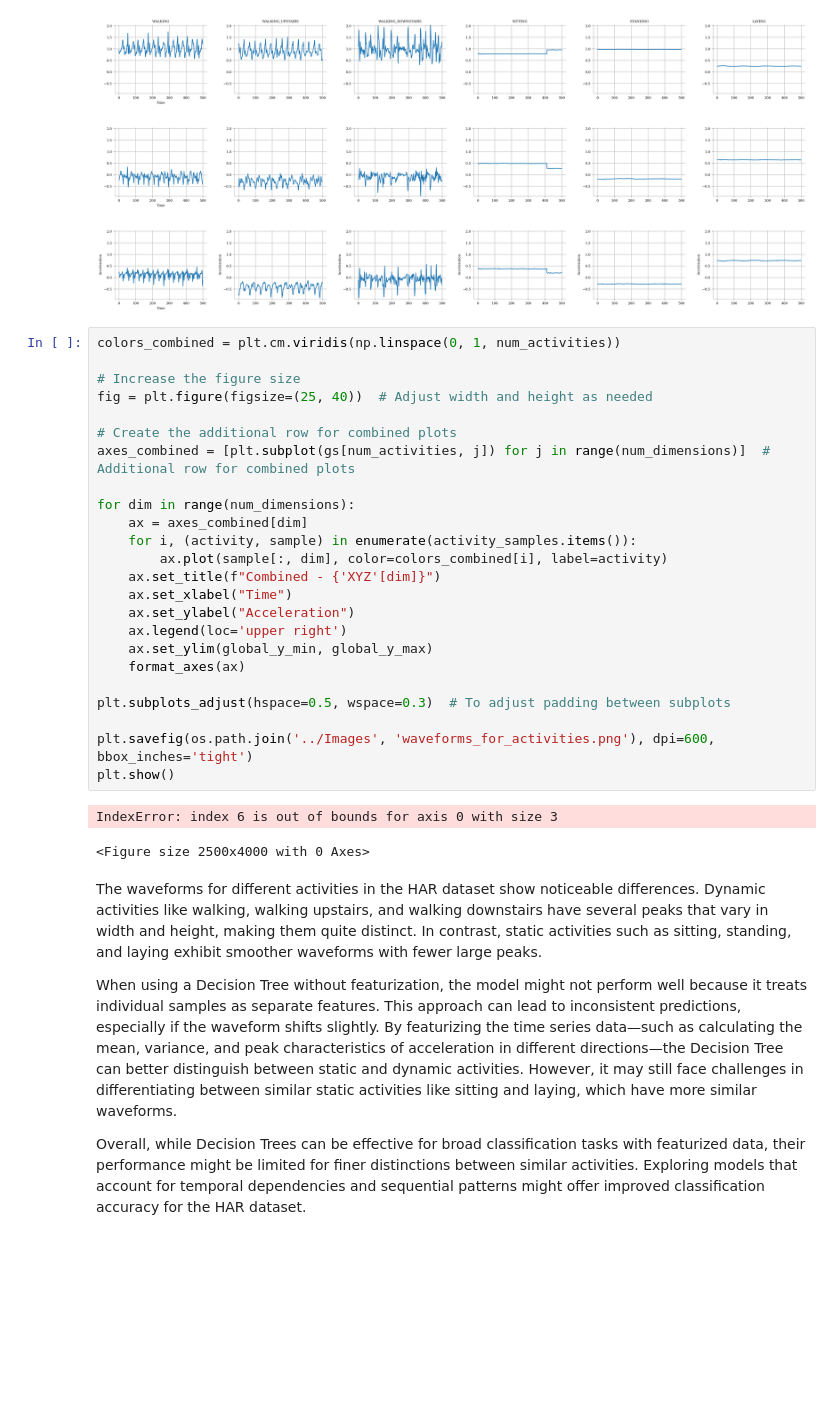
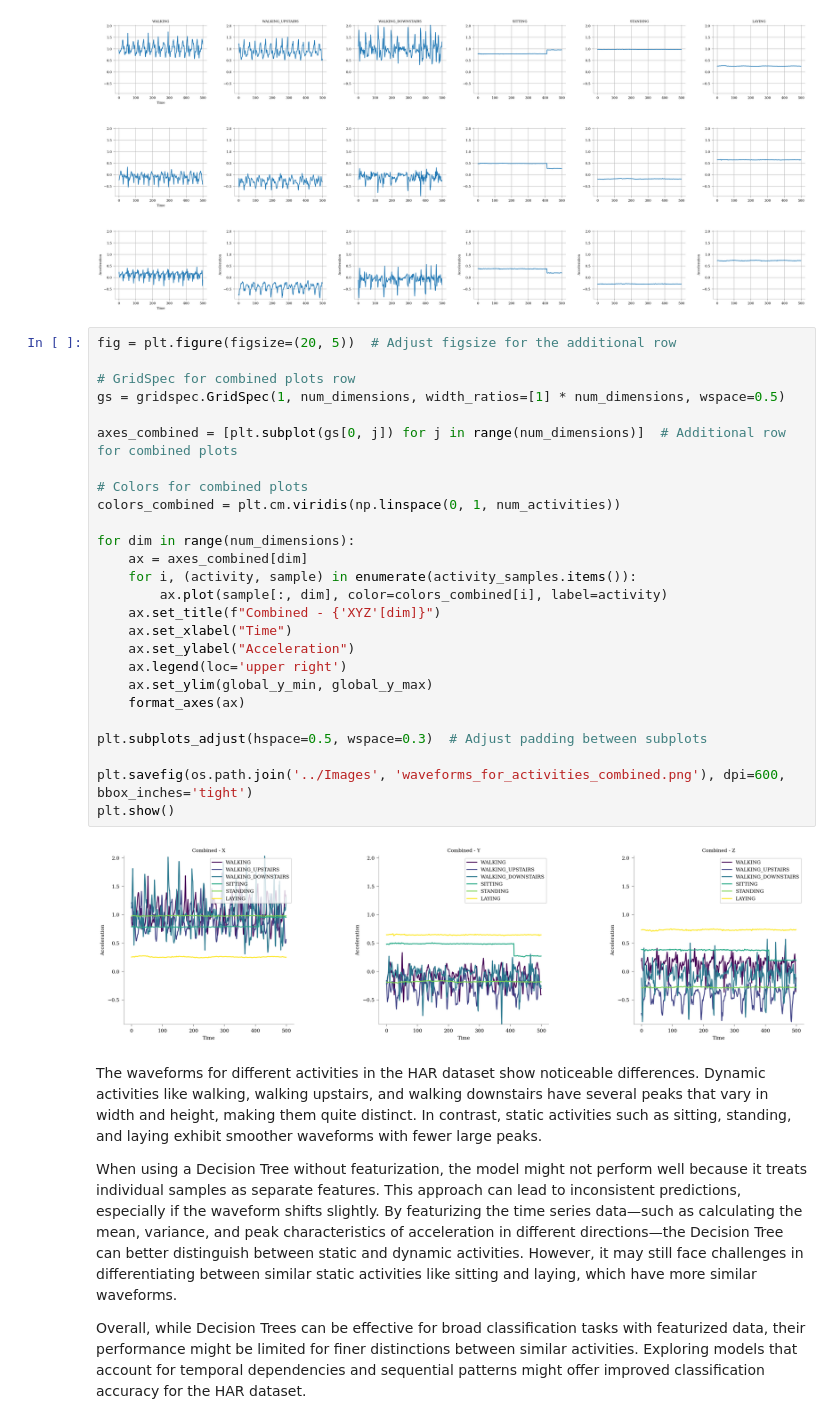
Before and after one commit to ShardulJunagade/ES-335-Assignment-1-2024-Fall, a Jupyter notebook: EDA/BasicEDA.ipynb, the cells around one changed output. Cells and saved outputs as stored; diff of their text form; blank space fills up the shorter version.

```diff
--- a/EDA/BasicEDA.ipynb
+++ b/EDA/BasicEDA.ipynb
@@ -222,32 +222,33 @@ plt.show()
 # %% [output]
 [figure]
 # %%
+fig = plt.figure(figsize=(20, 5))  # Adjust figsize for the additional row
+
+# GridSpec for combined plots row
+gs = gridspec.GridSpec(1, num_dimensions, width_ratios=[1] * num_dimensions, wspace=0.5)
+
+axes_combined = [plt.subplot(gs[0, j]) for j in range(num_dimensions)]  # Additional row for combined plots
+
+# Colors for combined plots
 colors_combined = plt.cm.viridis(np.linspace(0, 1, num_activities))
-
-# Increase the figure size
-fig = plt.figure(figsize=(25, 40))  # Adjust width and height as needed
-
-# Create the additional row for combined plots
-axes_combined = [plt.subplot(gs[num_activities, j]) for j in range(num_dimensions)]  # Additional row for combined plots
 
 for dim in range(num_dimensions):
     ax = axes_combined[dim]
     for i, (activity, sample) in enumerate(activity_samples.items()):
         ax.plot(sample[:, dim], color=colors_combined[i], label=activity)
     ax.set_title(f"Combined - {'XYZ'[dim]}")
     ax.set_xlabel("Time")
     ax.set_ylabel("Acceleration")
     ax.legend(loc='upper right')
     ax.set_ylim(global_y_min, global_y_max)
     format_axes(ax)
 
-plt.subplots_adjust(hspace=0.5, wspace=0.3)  # To adjust padding between subplots
+plt.subplots_adjust(hspace=0.5, wspace=0.3)  # Adjust padding between subplots
 
-plt.savefig(os.path.join('../Images', 'waveforms_for_activities.png'), dpi=600, bbox_inches='tight')
+plt.savefig(os.path.join('../Images', 'waveforms_for_activities_combined.png'), dpi=600, bbox_inches='tight')
 plt.show()
 # %% [output]
-IndexError: index 6 is out of bounds for axis 0 with size 3
-<Figure size 2500x4000 with 0 Axes>
+[figure, added]
 # %% [markdown]
 The waveforms for different activities in the HAR dataset show noticeable differences. Dynamic activities like walking, walking upstairs, and walking downstairs have several peaks that vary in width and height, making them quite distinct. In contrast, static activities such as sitting, standing, and laying exhibit smoother waveforms with fewer large peaks.
 
```
Also changed, not shown: parts of 14 cells of this notebook, 1 other file.
